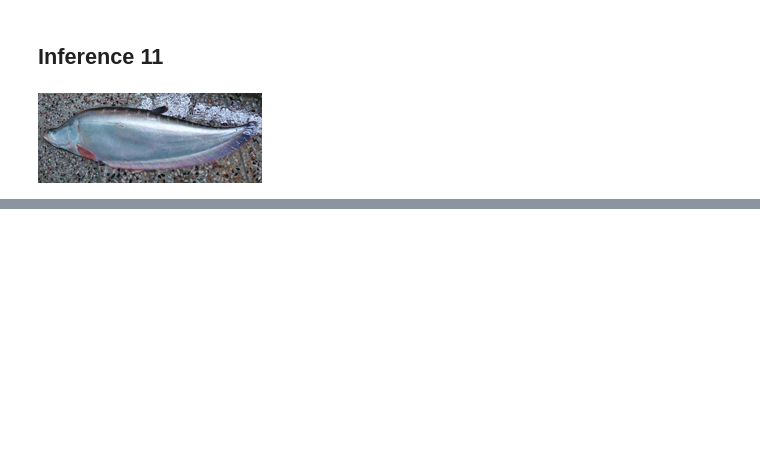
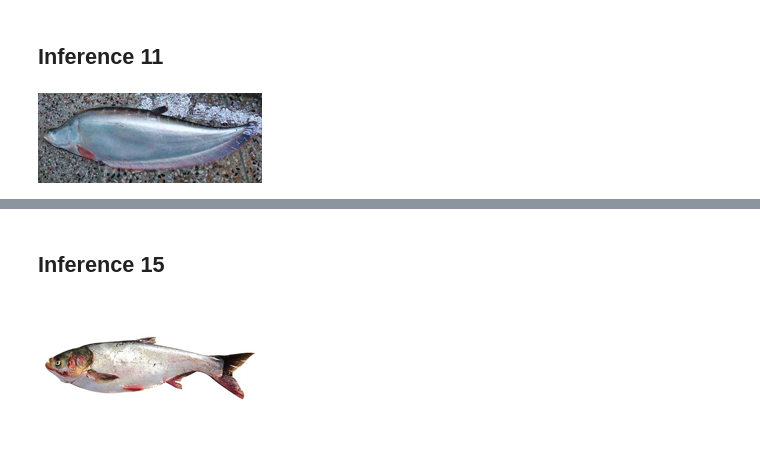
Before and after one commit to Neloy-Barman/Interpretable-Bengali-Fish-Recognizer, a Jupyter notebook: Notebooks/model_inference.ipynb, the cells around one changed output, grey strips where cells are left out. Saved outputs shown, nothing was run; the diff lists cells and outputs as text; code cells hidden in the pictures; blank space fills up the shorter version.

```diff
--- a/Notebooks/model_inference.ipynb
+++ b/Notebooks/model_inference.ipynb
@@ -210,0 +259,8 @@ model.predict(image_11_path)
+# %% [markdown]
+## **Inference 15**
+# %%
+image_15_path = "test images/unknown_15.png"
+image_15 = Image.open(image_15_path)
+image_15.to_thumb(224,224)
+# %% [output]
+[figure, added]
```
Also changed, not shown: parts of 29 cells of this notebook.
